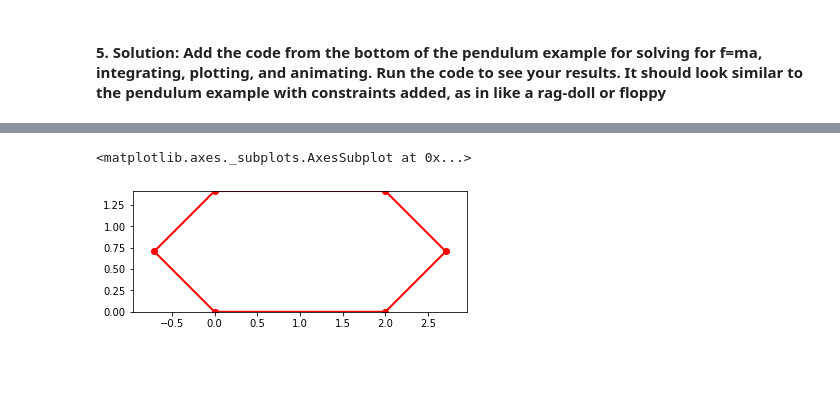
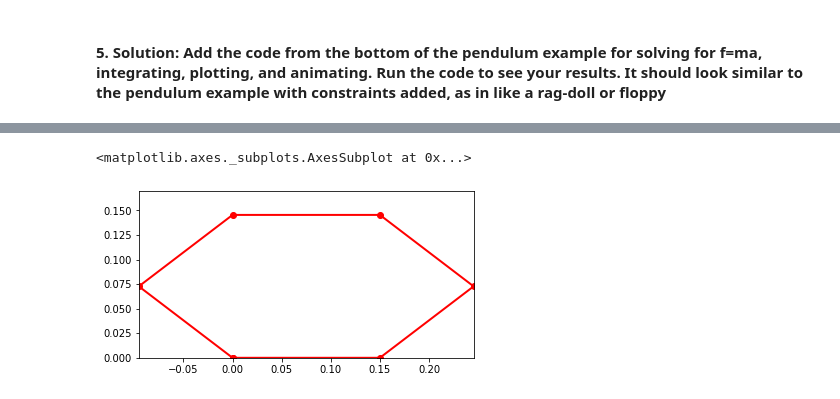
Before and after one commit to zmpatel19/foldableroboticst3.github.io, a Jupyter notebook: System_Dynamics.ipynb, the cells around one changed output, grey strips where cells are left out. Cells and saved outputs as stored; diff of their text form; code cells hidden in the pictures; blank space fills up the shorter version.

```diff
--- a/System_Dynamics.ipynb
+++ b/System_Dynamics.ipynb
@@ -65,23 +72,23 @@ The length of each link can be obtained using the kinematics model. The units of
 # %%
 #Link lengths
-lbase = Constant(2,'lbase',system)
-lA = Constant(1,'lA',system)
-lC = Constant(1,'lC',system)
-lend = Constant(2,'lend',system)
-lD = Constant(1,'lD',system)
-lB = Constant(1,'lB',system)
+lbase = Constant(0.15,'lbase',system)
+lA = Constant(0.12,'lA',system)
+lC = Constant(0.12,'lC',system)
+lend = Constant(0.15,'lend',system)
+lD = Constant(0.12,'lD',system)
+lB = Constant(0.12,'lB',system)
 
 #Link Masses
-mbase = Constant(0.02,'mbase',system)
-mA = Constant(0.01,'mA',system)
-mC = Constant(0.01,'mC',system)
-mend = Constant(0.1,'mend',system)
-mD = Constant(0.01,'mD',system)
-mB = Constant(0.01,'mB',system)
+mbase = Constant(0.006,'mbase',system)
+mA = Constant(0.006,'mA',system)
+mC = Constant(0.006,'mC',system)
+mend = Constant(0.015,'mend',system)
+mD = Constant(0.006,'mD',system)
+mB = Constant(0.006,'mB',system)
 
 g = Constant(9.81,'g',system)
-b = Constant(0,'b',system)
-k = Constant(1,'k',system)
+b = Constant(0.0041,'b',system)
+k = Constant(0.01,'k',system)
 
 #Adding spring preloads for all the links to establish neutral point
 preload0 = Constant(0*pi/180,'preload0',system)
@@ -112,7 +119,7 @@ Iyy_end = Constant(1,'Iyy_end',system)
 Izz_end = Constant(1,'Izz_end',system)
 
 
-torque = Constant(0,'torque',system)
+torque = Constant(0.220,'torque',system)
 freq = Constant(0,'freq',system)
 # %%
 # Create the differentiable state variables, corresponding to the joint angles
@@ -224,8 +233,8 @@ system.addforce(-torque*sympy.sin(freq*2*sympy.pi*system.t)*C.z,wCend)
 system.add_spring_force1(0,(q0-preload0)*N.z,wNbase)
 system.add_spring_force1(0,(q1-preload1)*base.z,wbaseA)
 system.add_spring_force1(k,(q2-preload2)*A.z,wAC)
-system.add_spring_force1(0,(q3-preload3)*C.z,wCend)
-system.add_spring_force1(0,(q4-preload4)*end.z,wendD)
+system.add_spring_force1(k,(q3-preload3)*C.z,wCend)
+system.add_spring_force1(k,(q4-preload4)*end.z,wendD)
 system.add_spring_force1(k,(q5-preload5)*D.z,wDB)
 # %% [output]
 (<pynamics.force.Force at 0x...>,
@@ -235,10 +244,10 @@ system.add_spring_force1(k,(q5-preload5)*D.z,wDB)
 # %%
 system.addforce(0*wNbase,wNbase)
 system.addforce(0*wbaseA,wbaseA)
-system.addforce(0*wbaseB,wbaseB)
+system.addforce(-b*wbaseB,wbaseB)
 system.addforce(-b*wAC,wAC)
-system.addforce(0*wCend,wCend)
-system.addforce(0*wendD,wendD)
+system.addforce(-b*wCend,wCend)
+system.addforce(-b*wendD,wendD)
 system.addforce(-b*wDB,wDB)
 # %% [output]
 <pynamics.force.Force at 0x...>
@@ -383,8 +392,8 @@ points_output.plot_time(20)
 # %%
-points_output.animate(fps = fps,movie_name = 'render.mp4',lw=2,marker='o',color=(1,0,0,1),linestyle='-')
+points_output.animate(fps = fps,movie_name = 'triple_pendulum.mp4',lw=2,marker='o',color=(1,0,0,1),linestyle='-')
 # %% [output]
 <matplotlib.axes._subplots.AxesSubplot at 0x...>
-[figure, old version]
+[figure, new version]
 # %%
 from matplotlib import animation, rc
 from IPython.display import HTML
```
Also changed, not shown: parts of 20 cells of this notebook.
